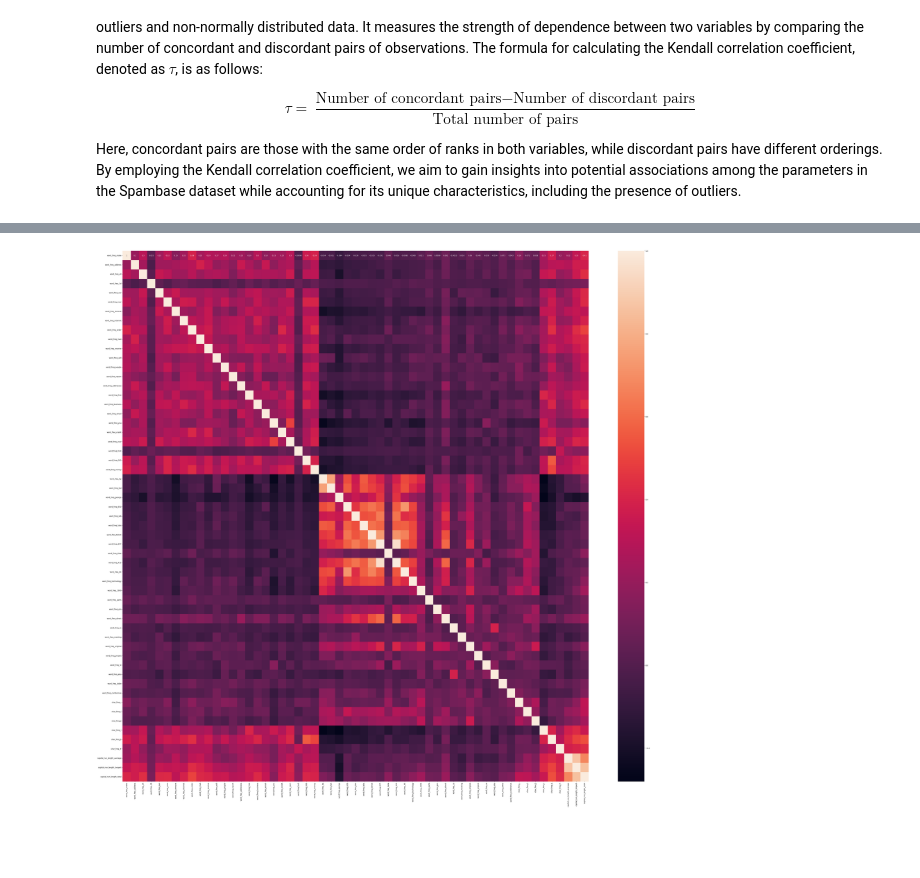
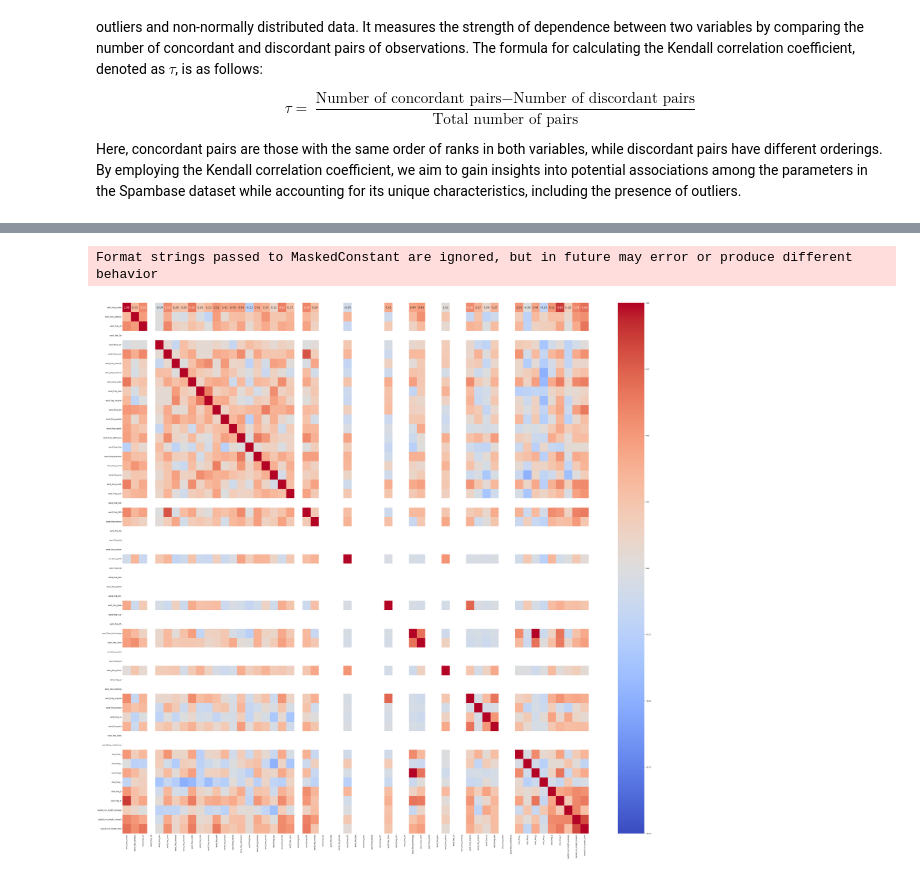
Before and after one commit to rosarioscavo/UCI-Spambase, a Jupyter notebook: uci_spambase.ipynb, the cells around one changed output, grey strips where cells are left out. Saved outputs shown, nothing was run; the diff lists cells and outputs as text; code cells hidden in the pictures; blank space fills up the shorter version.

```diff
--- a/uci_spambase.ipynb
+++ b/uci_spambase.ipynb
@@ -645,11 +659,13 @@ mask = np.zeros_like(new_df.corr(method='spearman'))
 # %%
 import seaborn as sns
-new_df = data.iloc[:, :-1]
-mask = np.zeros_like(new_df.corr(method='spearman'))
-mask[np.triu_indices_from(mask)] = True
+
+new_df = data.iloc[:30, :-1].copy()
 
 plt.rcParams.update({'figure.figsize':(60,55), 'figure.dpi':100})
-prova = sns.heatmap(new_df.corr(method='spearman'), annot=True)
+
+correlation_matrix = new_df.corr(method='spearman')
+sns.heatmap(correlation_matrix, annot=True, fmt=".2f", vmin=-1, vmax=1, cbar=True, cmap='coolwarm', annot_kws={'size': 15})
 plt.show()
 # %% [output]
+Format strings passed to MaskedConstant are ignored, but in future may error or produce different behavior
-[figure, old version]
+[figure, new version]
```
Also changed, not shown: parts of 4 cells of this notebook, 1 other file.
